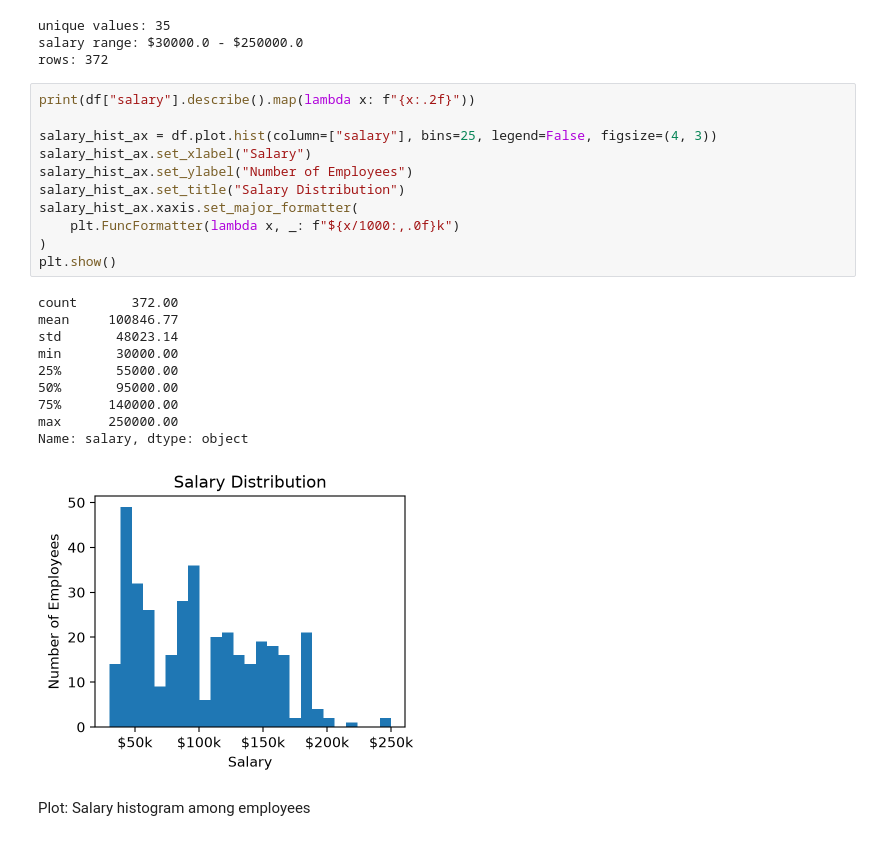
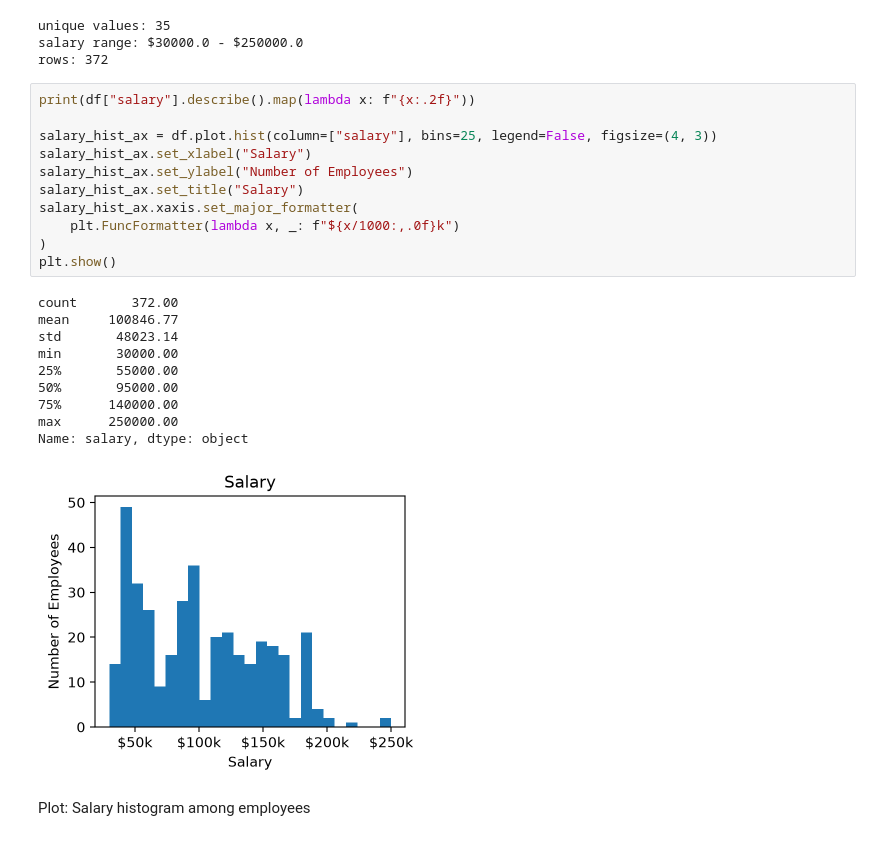
Before and after one commit to mhaddock/udacity_coursework, a Jupyter notebook: statistics_for_data_analysis/projects/model_salary_data_with_linear_regression/salary_prediction_project.ipynb, the cells around one changed output. Cells and saved outputs as stored; diff of their text form.

```diff
--- a/statistics_for_data_analysis/projects/model_salary_data_with_linear_regression/salary_prediction_project.ipynb
+++ b/statistics_for_data_analysis/projects/model_salary_data_with_linear_regression/salary_prediction_project.ipynb
@@ -253,25 +253,25 @@ rows: 372
 # %%
 print(df["salary"].describe().map(lambda x: f"{x:.2f}"))
 
 salary_hist_ax = df.plot.hist(column=["salary"], bins=25, legend=False, figsize=(4, 3))
 salary_hist_ax.set_xlabel("Salary")
 salary_hist_ax.set_ylabel("Number of Employees")
-salary_hist_ax.set_title("Salary Distribution")
+salary_hist_ax.set_title("Salary")
 salary_hist_ax.xaxis.set_major_formatter(
     plt.FuncFormatter(lambda x, _: f"${x/1000:,.0f}k")
 )
 plt.show()
 # %% [output]
 count       372.00
 mean     100846.77
 std       48023.14
 min       30000.00
 25%       55000.00
 50%       95000.00
 75%      140000.00
 max      250000.00
 Name: salary, dtype: object
-[figure, old version]
+[figure, new version]
 # %% [markdown]
 Plot: Salary histogram among employees
 # %% [markdown]
```
Also changed, not shown: parts of 12 cells of this notebook, 7 other files.
